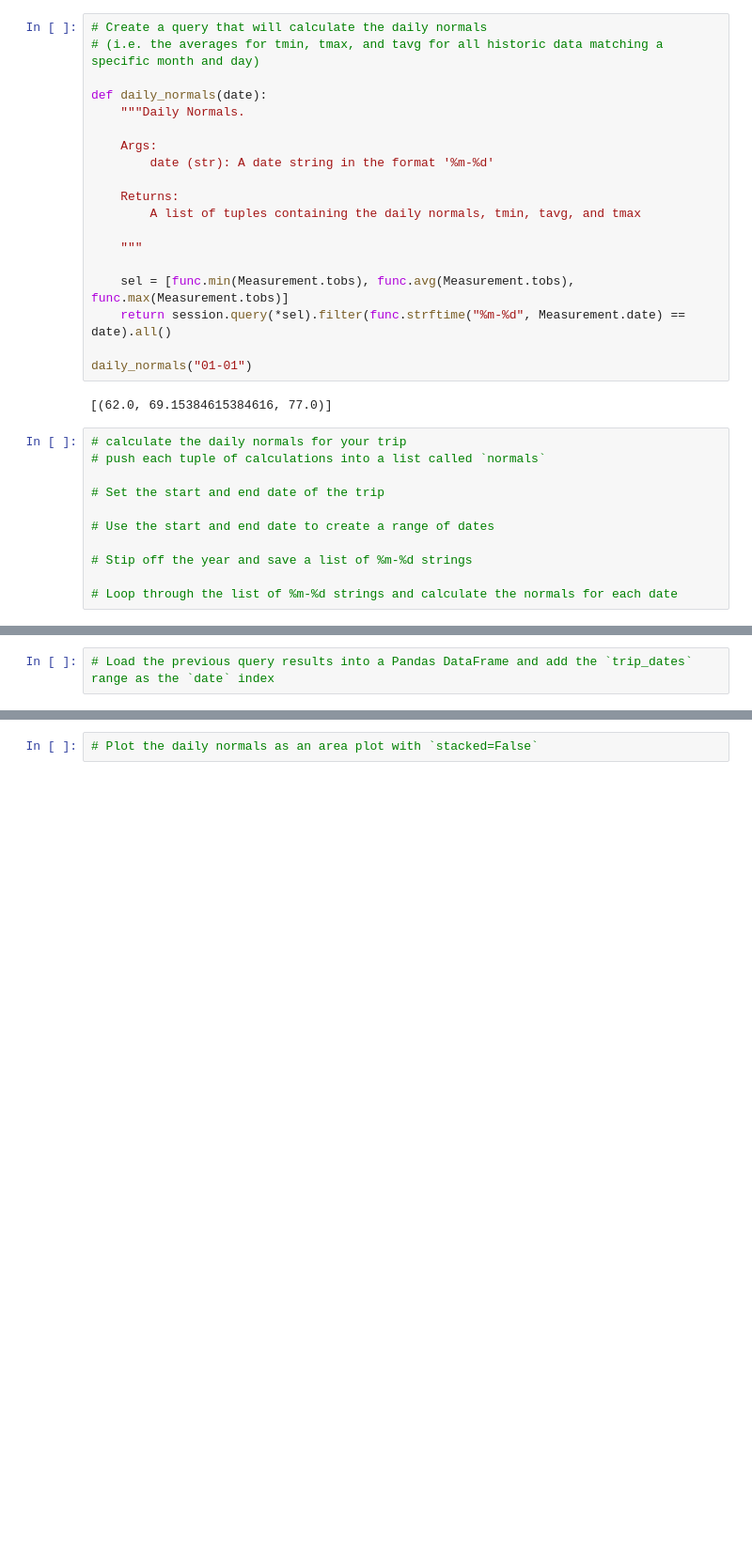
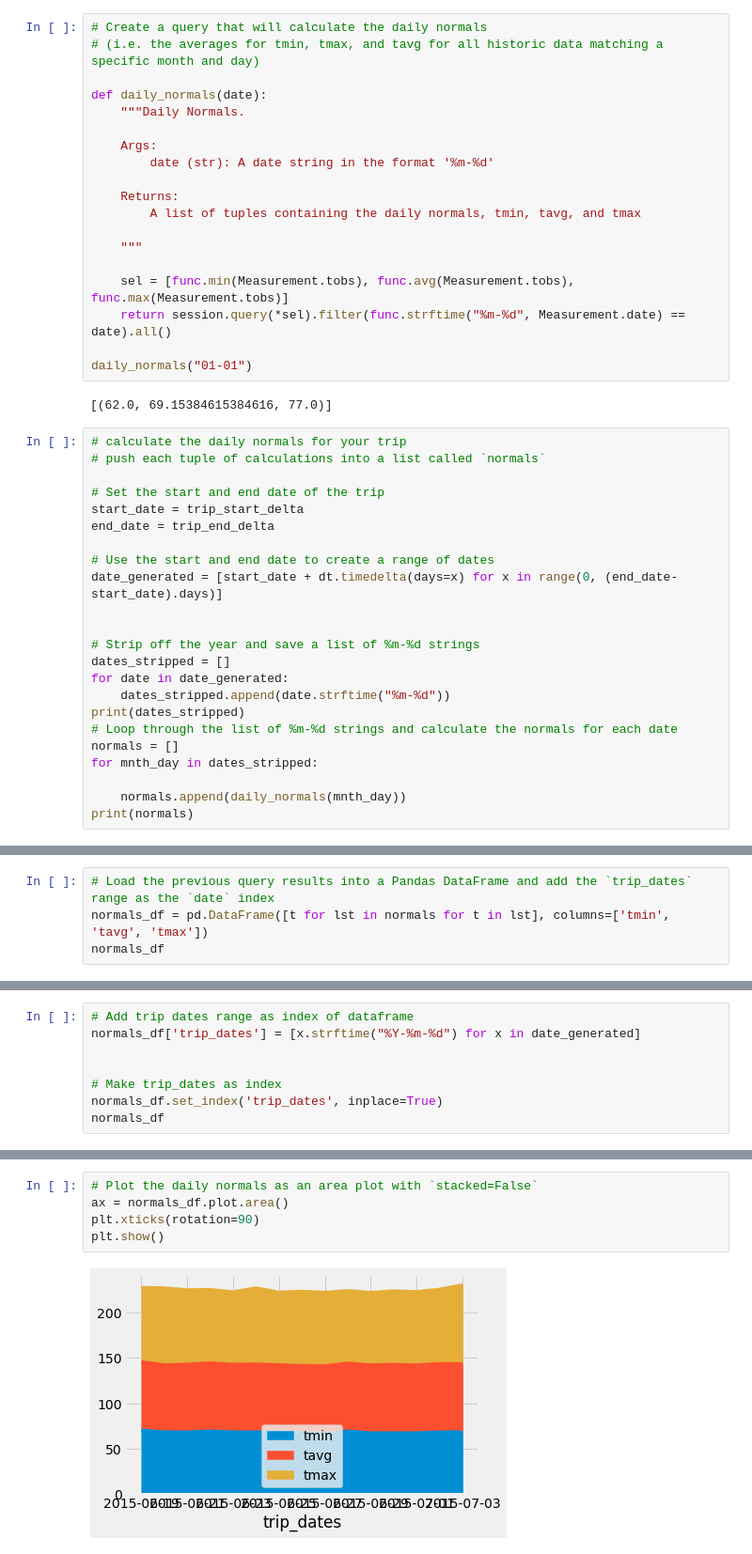
Before and after one commit to LenSin3/sqlalchemy-challenge, a Jupyter notebook: climate_starter.ipynb, the cells around one changed output, grey strips where cells are left out. Shown at 94% size. Drawn from its saved outputs; the diff is of its cells as text; blank space fills up the shorter version.

Commit message:
Completed Daily Rainfall Average. Remains the area plot

```diff
--- a/climate_starter.ipynb
+++ b/climate_starter.ipynb
@@ -327,9 +329,21 @@ daily_normals("01-01")
 # push each tuple of calculations into a list called `normals`
 
 # Set the start and end date of the trip
+start_date = trip_start_delta
+end_date = trip_end_delta
 
 # Use the start and end date to create a range of dates
+date_generated = [start_date + dt.timedelta(days=x) for x in range(0, (end_date-start_date).days)]
 
-# Stip off the year and save a list of %m-%d strings
 
+# Strip off the year and save a list of %m-%d strings
+dates_stripped = []
+for date in date_generated:
+    dates_stripped.append(date.strftime("%m-%d"))
+print(dates_stripped)
 # Loop through the list of %m-%d strings and calculate the normals for each date
+normals = []
+for mnth_day in dates_stripped:
+
+    normals.append(daily_normals(mnth_day))
+print(normals)
@@ -336,2 +353,4 @@ daily_normals("01-01")
 # %%
 # Load the previous query results into a Pandas DataFrame and add the `trip_dates` range as the `date` index
+normals_df = pd.DataFrame([t for lst in normals for t in lst], columns=['tmin', 'tavg', 'tmax'])
+normals_df
@@ -337,0 +374,8 @@ daily_normals("01-01")
+# %%
+# Add trip dates range as index of dataframe
+normals_df['trip_dates'] = [x.strftime("%Y-%m-%d") for x in date_generated]
+
+
+# Make trip_dates as index
+normals_df.set_index('trip_dates', inplace=True)
+normals_df
@@ -338,2 +400,7 @@ daily_normals("01-01")
 # %%
 # Plot the daily normals as an area plot with `stacked=False`
+ax = normals_df.plot.area()
+plt.xticks(rotation=90)
+plt.show()
+# %% [output]
+[figure, added]
```
Also changed, not shown: parts of 6 cells of this notebook.
